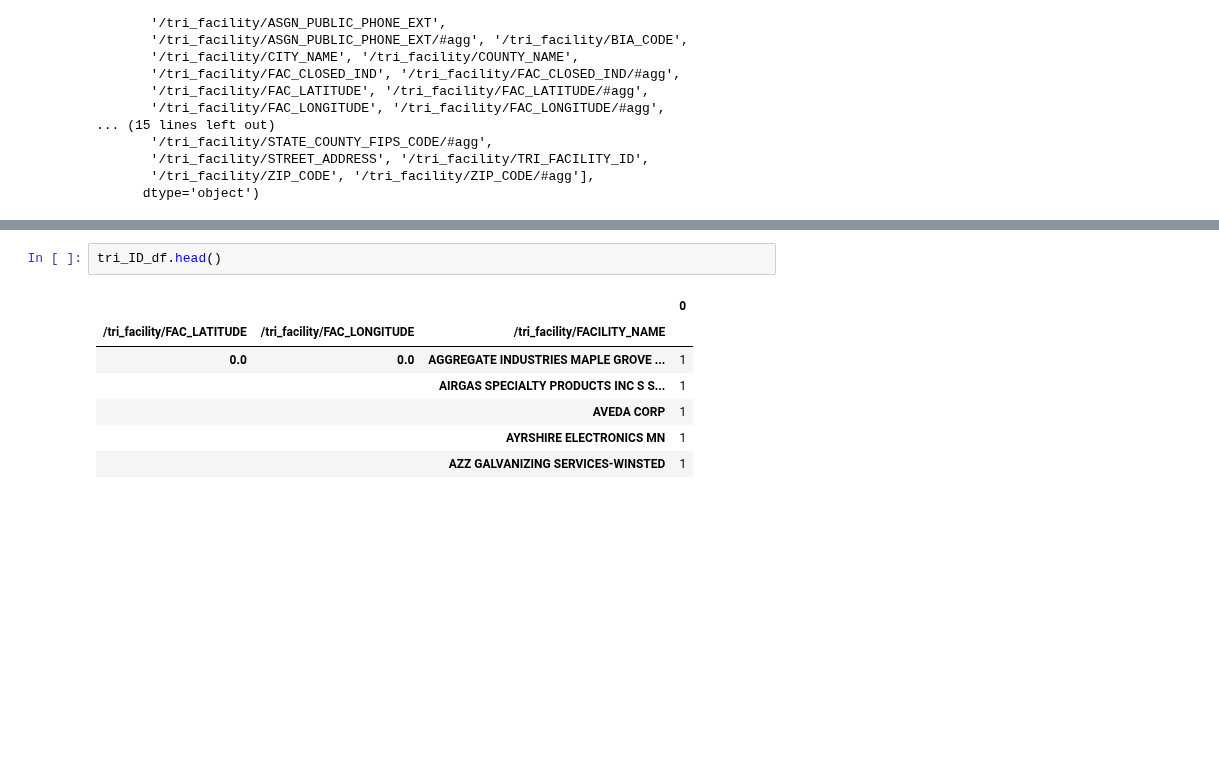
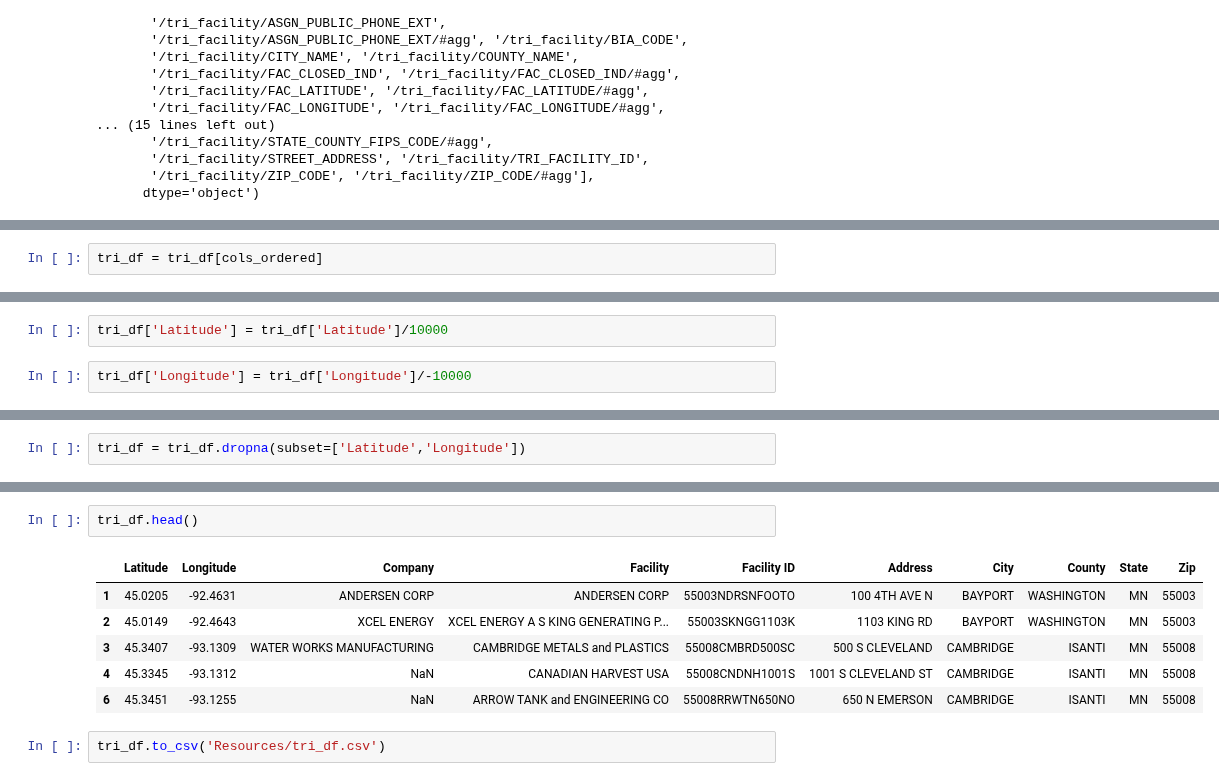
Before and after one commit to alvern/Group_Project_Grad_Rates, a Jupyter notebook: andy_notebook.ipynb, the cells around one changed output, grey strips where cells are left out. Saved outputs shown, nothing was run; the diff lists cells and outputs as text; blank space fills up the shorter version.

```diff
--- a/andy_notebook.ipynb
+++ b/andy_notebook.ipynb
@@ -139 +167,3 @@ tri_ID_df = pd.DataFrame(tri_ID)
+# %%
+tri_df = tri_df[cols_ordered]
 # %%
@@ -150,0 +178,4 @@ tri_ID_df = tri_ID_df.rename(index={'/tri_facility/FAC_LATITUDE': 'Latitude', '/
+# %%
+tri_df['Latitude'] = tri_df['Latitude']/10000
+# %%
+tri_df['Longitude'] = tri_df['Longitude']/-10000
@@ -150,0 +197,2 @@ tri_ID_df = tri_ID_df.rename(index={'/tri_facility/FAC_LATITUDE': 'Latitude', '/
+# %%
+tri_df = tri_df.dropna(subset=['Latitude','Longitude'])
@@ -151,10 +214,11 @@ tri_ID_df = tri_ID_df.rename(index={'/tri_facility/FAC_LATITUDE': 'Latitude', '/
 # %%
-tri_ID_df.head()
+tri_df.head()
 # %% [output]
-|  |  |  | 0 |
-| /tri_facility/FAC_LATITUDE | /tri_facility/FAC_LONGITUDE | /tri_facility/FACILITY_NAME |  |
-| 0.0 | 0.0 | AGGREGATE INDUSTRIES MAPLE GROVE ... | 1 |
-|  |  | AIRGAS SPECIALTY PRODUCTS INC S S... | 1 |
-|  |  | AVEDA CORP | 1 |
-|  |  | AYRSHIRE ELECTRONICS MN | 1 |
-|  |  | AZZ GALVANIZING SERVICES-WINSTED | 1 |
+|  | Latitude | Longitude | Company | Facility | Facility ID | Address | City | County | State | Zip |
+| 1 | 45.0205 | -92.4631 | ANDERSEN CORP | ANDERSEN CORP | 55003NDRSNFOOTO | 100 4TH AVE N | BAYPORT | WASHINGTON | MN | 55003 |
+| 2 | 45.0149 | -92.4643 | XCEL ENERGY | XCEL ENERGY A S KING GENERATING P... | 55003SKNGG1103K | 1103 KING RD | BAYPORT | WASHINGTON | MN | 55003 |
+| 3 | 45.3407 | -93.1309 | WATER WORKS MANUFACTURING | CAMBRIDGE METALS and PLASTICS | 55008CMBRD500SC | 500 S CLEVELAND | CAMBRIDGE | ISANTI | MN | 55008 |
+| 4 | 45.3345 | -93.1312 | NaN | CANADIAN HARVEST USA | 55008CNDNH1001S | 1001 S CLEVELAND ST | CAMBRIDGE | ISANTI | MN | 55008 |
+| 6 | 45.3451 | -93.1255 | NaN | ARROW TANK and ENGINEERING CO | 55008RRWTN650NO | 650 N EMERSON | CAMBRIDGE | ISANTI | MN | 55008 |
+# %%
+tri_df.to_csv('Resources/tri_df.csv')
```
Also changed, not shown: parts of 20 cells of this notebook, 1 other file.
